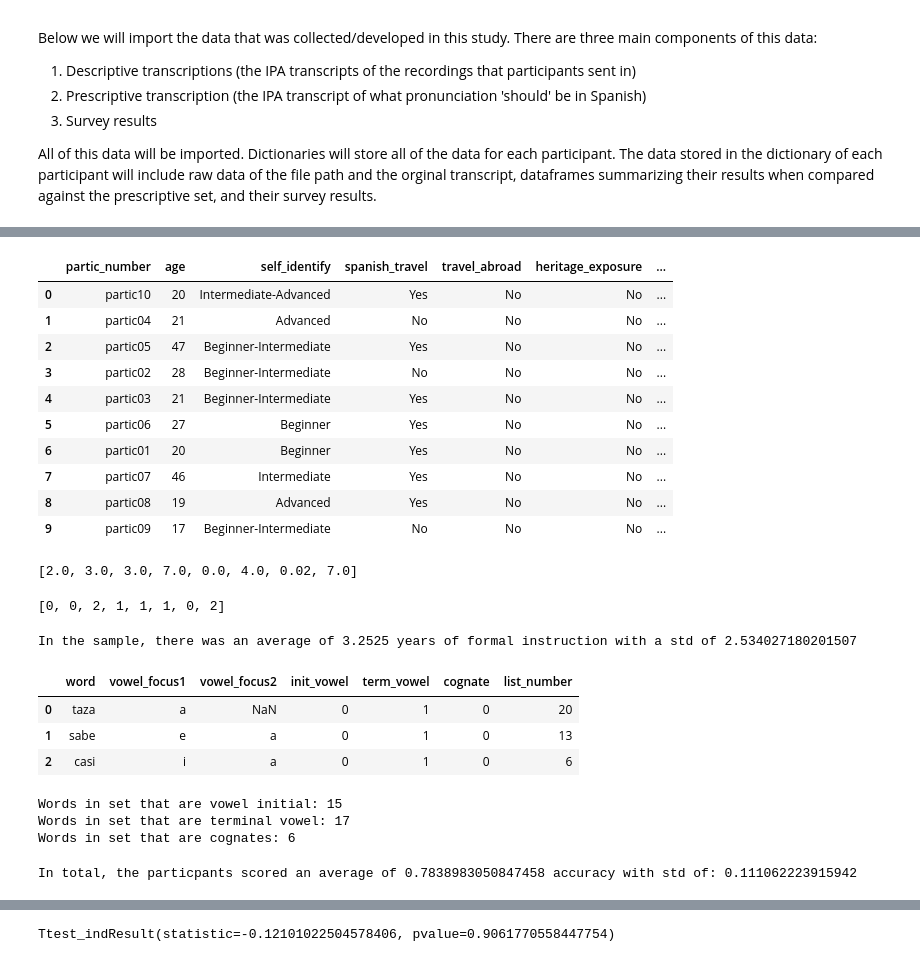
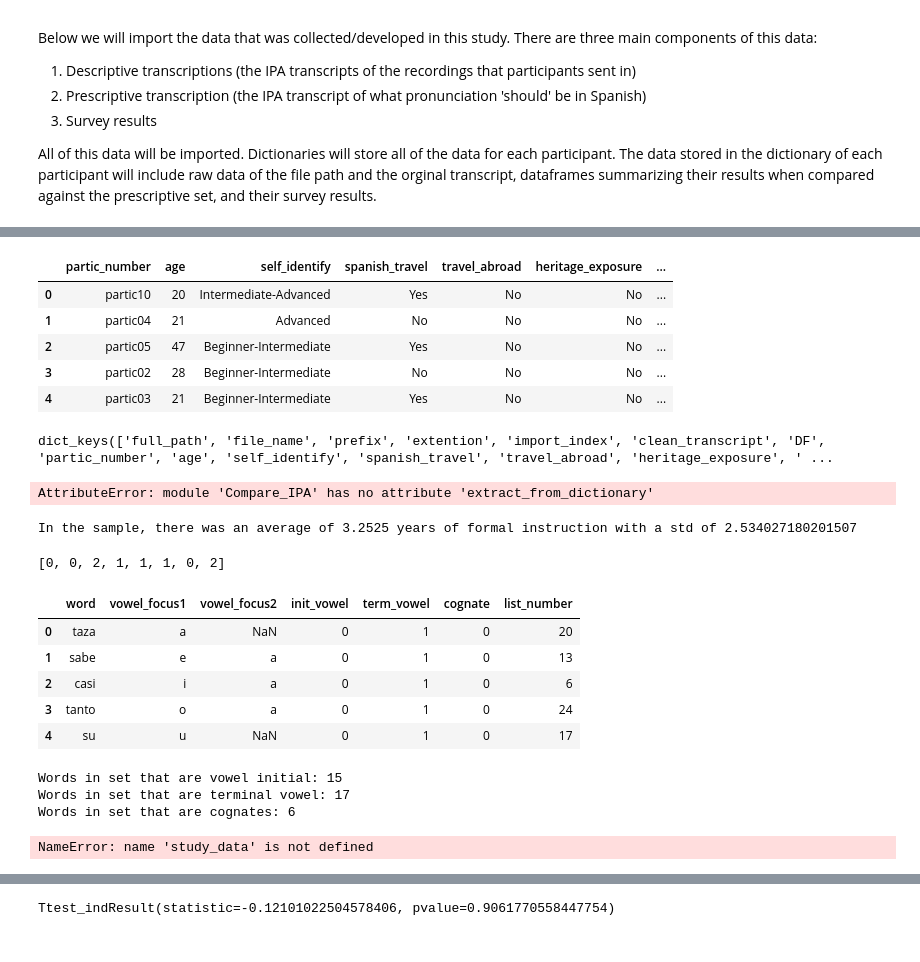
Before and after one commit to djdebonis/IPA_vowel_compare, a Jupyter notebook: vowel_analysis.ipynb, the cells around one changed output, grey strips where cells are left out. Saved outputs shown, nothing was run; the diff lists cells and outputs as text; code cells hidden in the pictures.

Commit message:
a lot of debugging and moving file paths and function destinations and such

```diff
--- a/vowel_analysis.ipynb
+++ b/vowel_analysis.ipynb
@@ -65,18 +77,13 @@ temp_dict['DF']
 # %%
 survey_data = pd.read_csv("survey_data.csv") # import the data from the survey
-survey_data
+survey_data.head()
 # %% [output]
 |  | partic_number | age | self_identify | spanish_travel | travel_abroad | heritage_exposure | ... |
 | 0 | partic10 | 20 | Intermediate-Advanced | Yes | No | No | ... |
 | 1 | partic04 | 21 | Advanced | No | No | No | ... |
 | 2 | partic05 | 47 | Beginner-Intermediate | Yes | No | No | ... |
 | 3 | partic02 | 28 | Beginner-Intermediate | No | No | No | ... |
 | 4 | partic03 | 21 | Beginner-Intermediate | Yes | No | No | ... |
-| 5 | partic06 | 27 | Beginner | Yes | No | No | ... |
-| 6 | partic01 | 20 | Beginner | Yes | No | No | ... |
-| 7 | partic07 | 46 | Intermediate | Yes | No | No | ... |
-| 8 | partic08 | 19 | Advanced | Yes | No | No | ... |
-| 9 | partic09 | 17 | Beginner-Intermediate | No | No | No | ... |
 # %%
 # combine the data from the spreadsheet with the data of the dictionary according to partic_number
 # result is one large dictionary for each partic with file info, result spreadsheet data,
@@ -91,18 +98,22 @@ for dct_index,dct in enumerate(desc_dictionaries):
         if new_dct['partic_number'] == partic:
             desc_dictionaries[dct_index] = {**desc_dictionaries[dct_index],
                                             **survey_dicts[new_dct_index]}
-# %%
-index_numbers = [6,3,4,1,2,7,5,0] # bad practice of manual indexing; done due to time crunch for final paper
-years_instruct = []
-
-for i in range(len(index_numbers)): # create list of years of instruction with matching index to study_data for
-    integer = index_numbers[i]
-    years = survey_data['years_formal_instruct'][integer]
-    years_instruct.append(years)
-
-years_instruct
-# %% [output]
-[2.0, 3.0, 3.0, 7.0, 0.0, 4.0, 0.02, 7.0]
+# %%
+desc_dictionaries[0].keys()
+# %% [output]
+dict_keys(['full_path', 'file_name', 'prefix', 'extention', 'import_index', 'clean_transcript', 'DF', 'partic_number', 'age', 'self_identify', 'spanish_travel', 'travel_abroad', 'heritage_exposure', ' ...
+# %%
+years_instruct = ipa.extract_from_dictionary(desc_dictionaries, 'years_formal_instruct')
+years_instruct
+# %% [output]
+AttributeError: module 'Compare_IPA' has no attribute 'extract_from_dictionary'
+# %%
+years_instruct_mean = np.mean(years_instruct)
+years_instruct_std = np.std(years_instruct)
+print("In the sample, there was an average of " + str(years_instruct_mean) +
+      " years of formal instruction with a std of " + str(years_instruct_std))
+# %% [output]
+In the sample, there was an average of 3.2525 years of formal instruction with a std of 2.534027180201507
 # %%
 spanish_product = []
 for i in range(len(index_numbers)): # create list of years of instruction with matching index to study_data for
@@ -121,21 +132,17 @@ for i in range(len(spanish_product)):
 spanish_product
 # %% [output]
 [0, 0, 2, 1, 1, 1, 0, 2]
-# %%
-years_instruct_mean = np.mean(years_instruct)
-years_instruct_std = np.std(years_instruct)
-print("In the sample, there was an average of " + str(years_instruct_mean) +
-      " years of formal instruction with a std of " + str(years_instruct_std))
-# %% [output]
-In the sample, there was an average of 3.2525 years of formal instruction with a std of 2.534027180201507
 # %%
-dictionary = pd.read_csv("dictionary.csv") # import the dictionary for meta-data on specific words
-dictionary.head(3)
+# import the dictionary for meta-data on specific words
+dictionary = pd.read_csv("dictionary.csv")
+dictionary.head()
 # %% [output]
 |  | word | vowel_focus1 | vowel_focus2 | init_vowel | term_vowel | cognate | list_number |
 | 0 | taza | a | NaN | 0 | 1 | 0 | 20 |
 | 1 | sabe | e | a | 0 | 1 | 0 | 13 |
 | 2 | casi | i | a | 0 | 1 | 0 | 6 |
+| 3 | tanto | o | a | 0 | 1 | 0 | 24 |
+| 4 | su | u | NaN | 0 | 1 | 0 | 17 |
 # %%
 # some simple descriptive stats about the words in the current list
 vowel_init = dictionary[dictionary['init_vowel'] == 1] # count vowel-initial words in df
@@ -154,13 +161,13 @@ Words in set that are vowel initial: 15
 Words in set that are terminal vowel: 17
 Words in set that are cognates: 6
 # %%
-total_accuracy = get_proportions(study_data)
+total_accuracy = ipa.get_proportions(study_data)
 total_accuracy_mean = np.mean(total_accuracy)
 total_accuracy_std = np.std(total_accuracy)
 print("In total, the particpants scored an average of " + str(total_accuracy_mean) +
       " accuracy with std of: " + str(total_accuracy_std))
 # %% [output]
-In total, the particpants scored an average of 0.7838983050847458 accuracy with std of: 0.111062223915942
+NameError: name 'study_data' is not defined
 # %%
 non_cognate_dfs = filter_by_dictionary(dictionary, "cognate", 0, study_data)
 non_cognate_accuracy = get_proportions(non_cognate_dfs)
```
Also changed, not shown: parts of 11 cells of this notebook, 1 other file.
